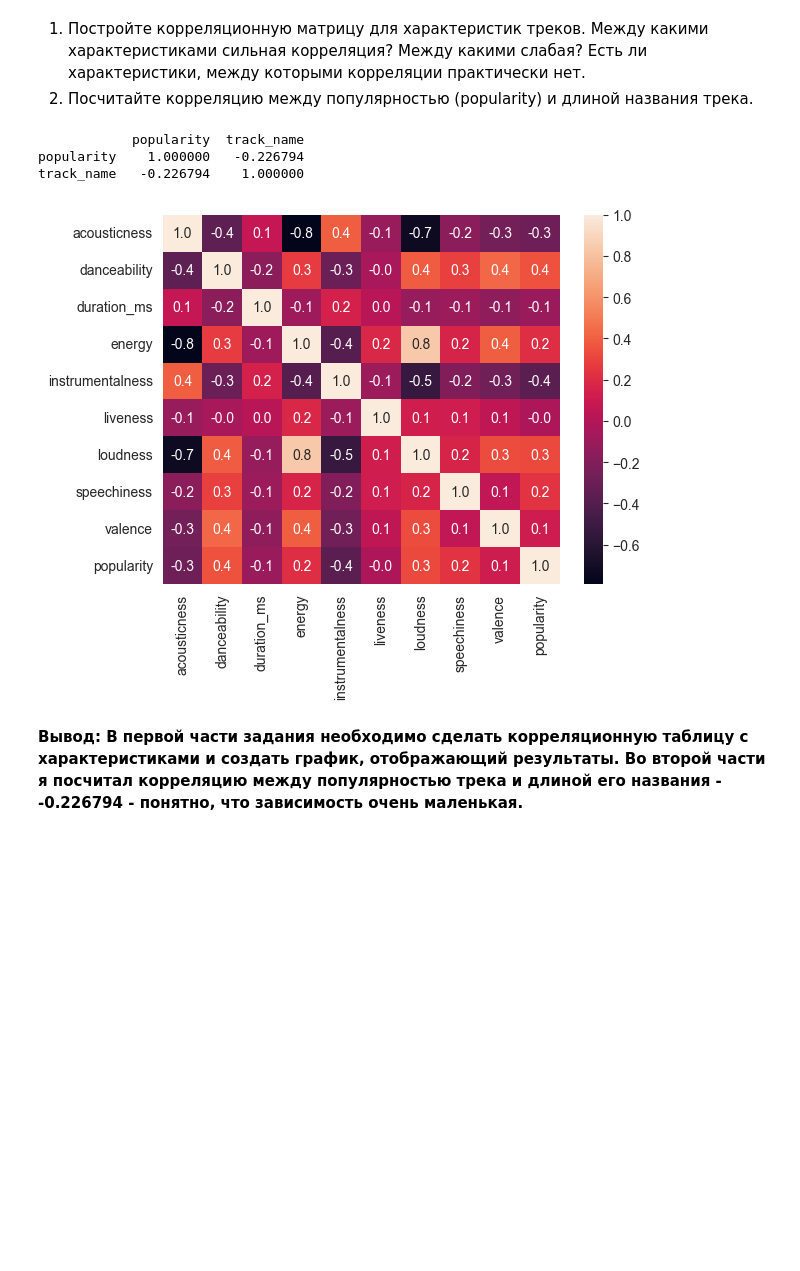
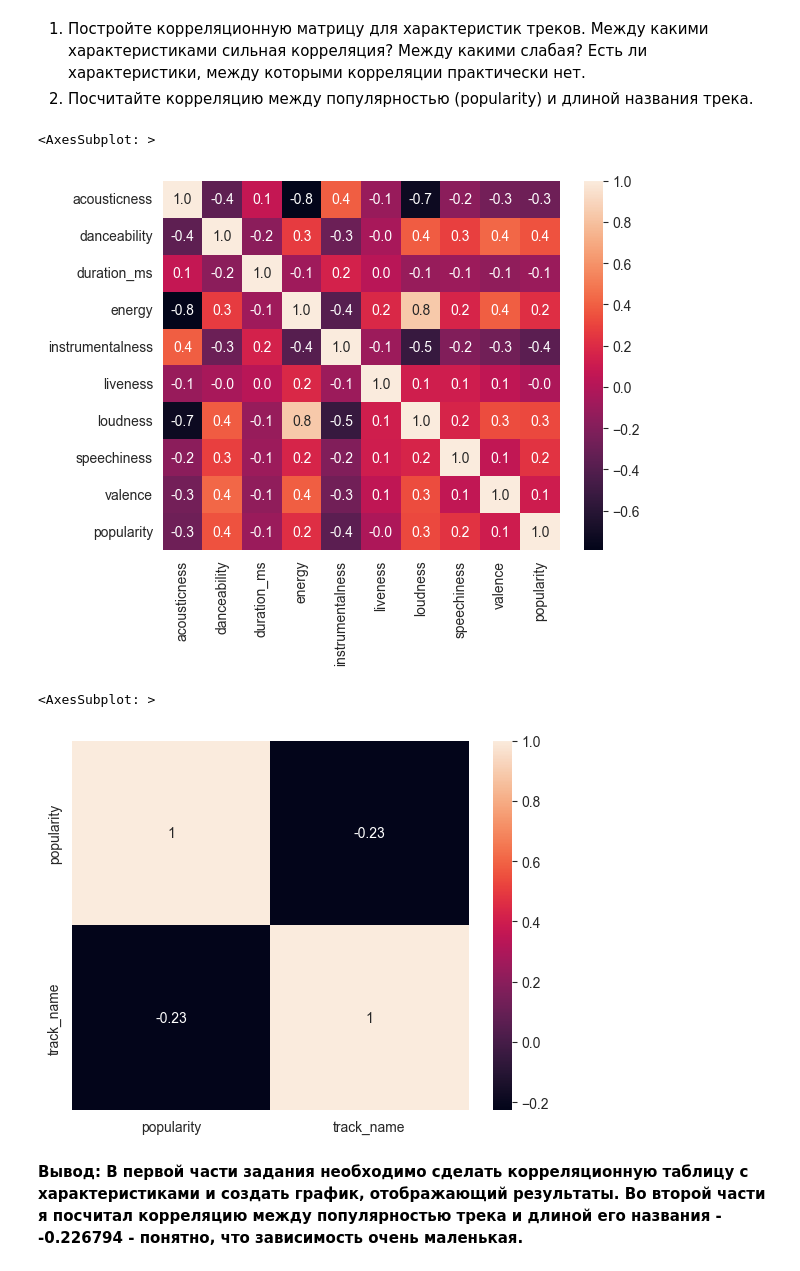
Before and after one commit to hellkirl/cs102, a Jupyter notebook: homework06/hw6_python.ipynb, the cells around one changed output. Saved outputs shown, nothing was run; the diff lists cells and outputs as text; code cells hidden in the pictures; blank space fills up the shorter version.

```diff
--- a/homework06/hw6_python.ipynb
+++ b/homework06/hw6_python.ipynb
@@ -162,17 +210,18 @@ features = df[
      "tempo", "valence", "popularity"]].select_dtypes(exclude=["object"])
 features_corr_matrix = features.corr()
 sns.heatmap(features_corr_matrix, fmt=".1f", annot=True)
-
-"""Корреляция между популярностью и длиной названия трека - шаг 4.2"""
-popularity_namelen = df[["popularity", "track_name"]].dropna()
-popularity_namelen["track_name"] = popularity_namelen["track_name"].str.len()
-popularity_namelen_corr = popularity_namelen.corr()
-print(popularity_namelen_corr)
 # %% [output]
-            popularity  track_name
-popularity    1.000000   -0.226794
-track_name   -0.226794    1.000000
+<AxesSubplot: >
 [figure]
+# %%
+"""Корреляция между популярностью и длиной названия трека - шаг 4.2"""
+popularity_namelen = df[["popularity", "track_name"]].dropna()
+popularity_namelen["track_name"] = popularity_namelen["track_name"].str.len()
+popularity_namelen_corr = popularity_namelen.corr()
+sns.heatmap(popularity_namelen_corr, annot=True)
+# %% [output]
+<AxesSubplot: >
+[figure, added]
 # %% [markdown]
 <b>Вывод:
 В первой части задания необходимо сделать корреляционную таблицу с характеристиками и создать график, отображающий результаты.
```
Also changed, not shown: parts of 18 cells of this notebook, 5 other files.
